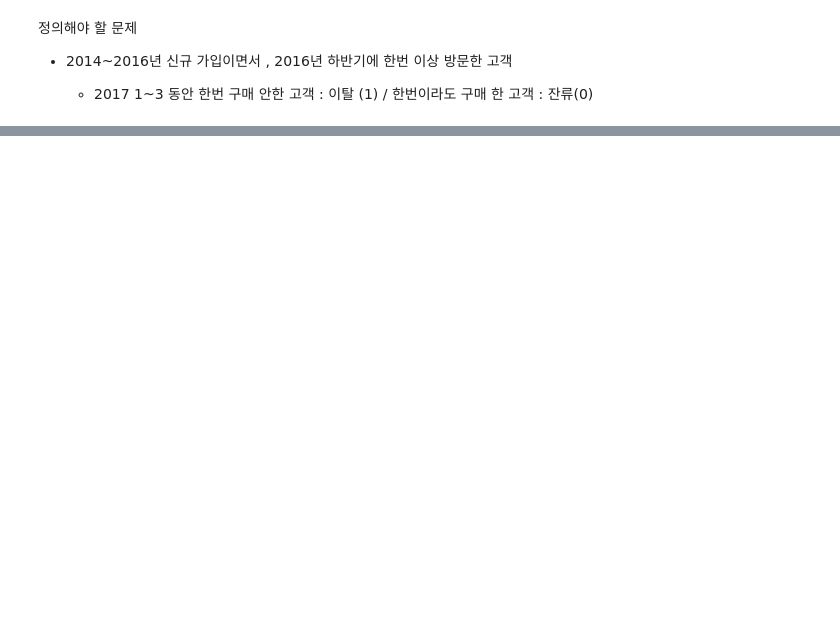
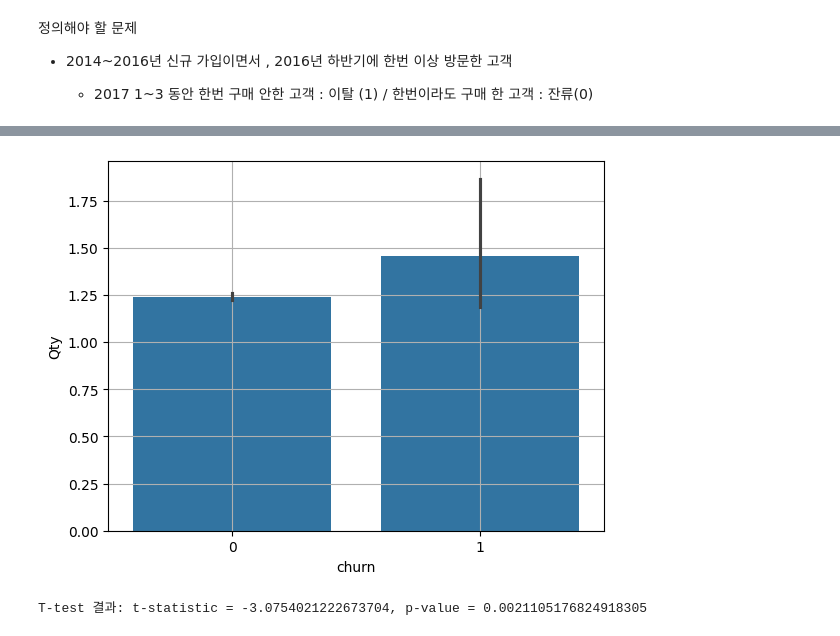
Before and after one commit to yangjung-woo/KT-Workspace, a Jupyter notebook: KT_AIVLE_DX_Regular_course/Week1/DX_미니프로젝트 1차_ 1일차 실습자료/구매패턴을 통한 이탈고객 예측(DX_미프1차_수도권지역_4반_11조).ipynb, the cells around one changed output, grey strips where cells are left out. Drawn from its saved outputs; the diff is of its cells as text; code cells hidden in the pictures; blank space fills up the shorter version.

```diff
--- a/KT_AIVLE_DX_Regular_course/Week1/DX_미니프로젝트 1차_ 1일차 실습자료/구매패턴을 통한 이탈고객 예측(DX_미프1차_수도권지역_4반_11조).ipynb
+++ b/KT_AIVLE_DX_Regular_course/Week1/DX_미니프로젝트 1차_ 1일차 실습자료/구매패턴을 통한 이탈고객 예측(DX_미프1차_수도권지역_4반_11조).ipynb
@@ -2117,0 +2196,7 @@ check.shape
+# %%
+eda(check , 'churn' ,'Qty') # 하지만 구매 수량에는 분명한 차이가 발생
+# 이탈고객이 평균적으로 구매하는 양이 더 많은데 이탈한 것으로 보아
+# 대량구매 혜택이 마음에 들지 않는다던지 배송 서비스가 별로라서 이탈했음?
+# %% [output]
+[figure, added]
+T-test 결과: t-statistic = -3.0754021222673704, p-value = 0.0021105176824918305
```
Also changed, not shown: parts of 12 cells of this notebook, 24 other files.
